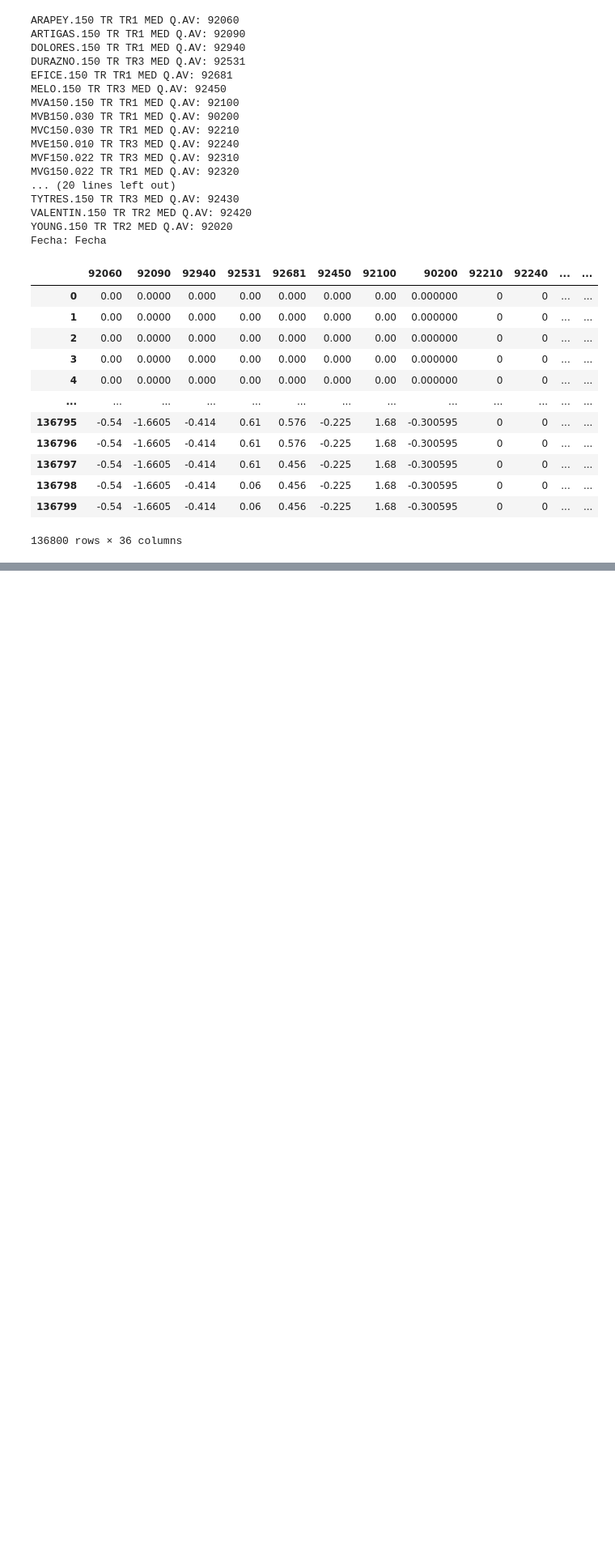
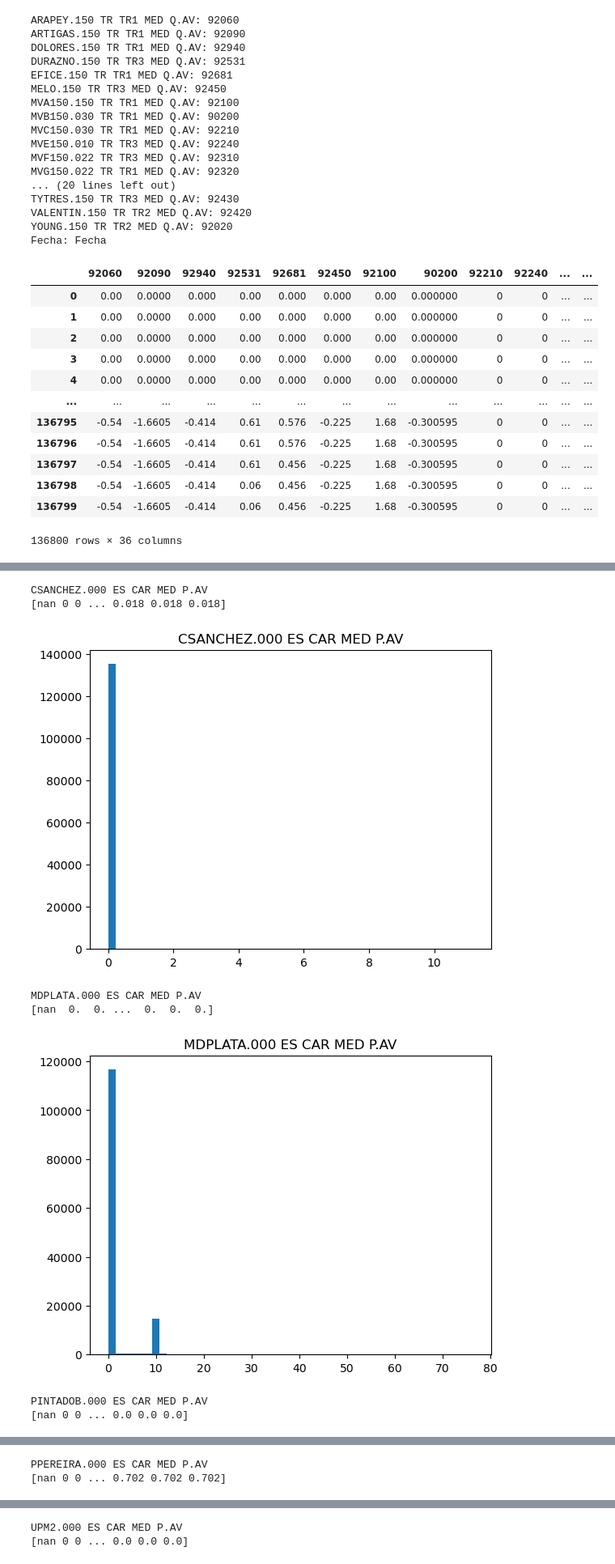
Before and after one commit to NachoBoe/GNN4OPF, a Jupyter notebook: psse_scripts/csv_creator_data_uy.ipynb, the cells around one changed output, grey strips where cells are left out. Shown: that part at 81% size. Cells and saved outputs as stored; diff of their text form; code cells hidden in the pictures; blank space fills up the shorter version.

Commit message:
change csv data creator for uy data

```diff
--- a/psse_scripts/csv_creator_data_uy.ipynb
+++ b/psse_scripts/csv_creator_data_uy.ipynb
@@ -293,0 +358,6 @@ create_dataset(datos_path+'Carga Reactiva.csv', diccionario, datos_path + 'LOADQ
+# %%
+# nodos que son fueron incuidos en el mapeo de carga activa
+for column in carga_activa.columns.drop(['Unnamed: 0','Fecha', 'Hora','Control','CALCULOS.000 DE TOT MED P.AV']):
+    # Check if the column is not in the dictionary values
+    if column not in diccionario.keys():
+        print(column)
@@ -293,0 +391,27 @@ create_dataset(datos_path+'Carga Reactiva.csv', diccionario, datos_path + 'LOADQ
+# %%
+import pandas as pd
+import matplotlib.pyplot as plt
+
+# Load the Carga Activa.csv file
+carga_activa = pd.read_csv('C:/Users/santi/GNN4OPF/Carga Activa.csv').replace('No Data', 0)
+
+# Iterate over the columns in the dataframe
+for column in carga_activa.columns.drop(['Unnamed: 0','Fecha', 'Hora','Control','CALCULOS.000 DE TOT MED P.AV']):
+    # Check if the column is not in the dictionary values
+    if column not in diccionario.keys():
+        # Create a histogram for the column values
+        print(column)
+        # carga_activa[column].values
+        print(carga_activa[column].values)
+        plt.hist(carga_activa[column].values.astype(float), bins=50)
+        plt.title(column)
+        plt.show()
+# %% [output]
+CSANCHEZ.000 ES CAR MED P.AV
+[nan 0 0 ... 0.018 0.018 0.018]
+[figure, added]
+MDPLATA.000 ES CAR MED P.AV
+[nan  0.  0. ...  0.  0.  0.]
+[figure, added]
+PINTADOB.000 ES CAR MED P.AV
+[nan 0 0 ... 0.0 0.0 0.0]
@@ -293,0 +419,2 @@ create_dataset(datos_path+'Carga Reactiva.csv', diccionario, datos_path + 'LOADQ
+PPEREIRA.000 ES CAR MED P.AV
+[nan 0 0 ... 0.702 0.702 0.702]
@@ -293,0 +422,2 @@ create_dataset(datos_path+'Carga Reactiva.csv', diccionario, datos_path + 'LOADQ
+UPM2.000 ES CAR MED P.AV
+[nan 0 0 ... 0.0 0.0 0.0]
```
Also changed, not shown: parts of 18 cells of this notebook, 3 other files.
